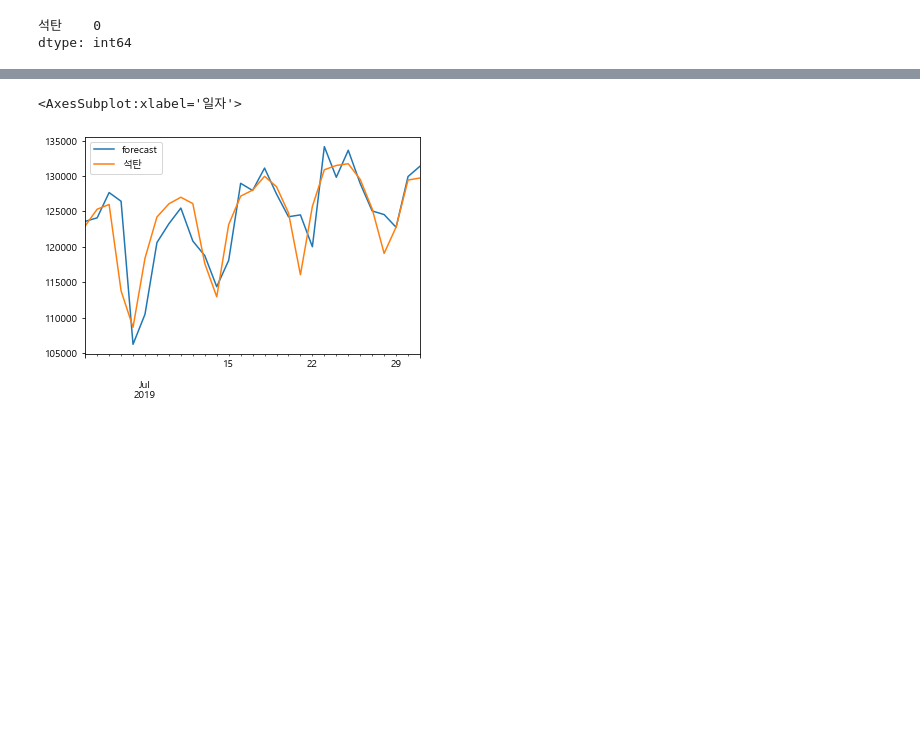
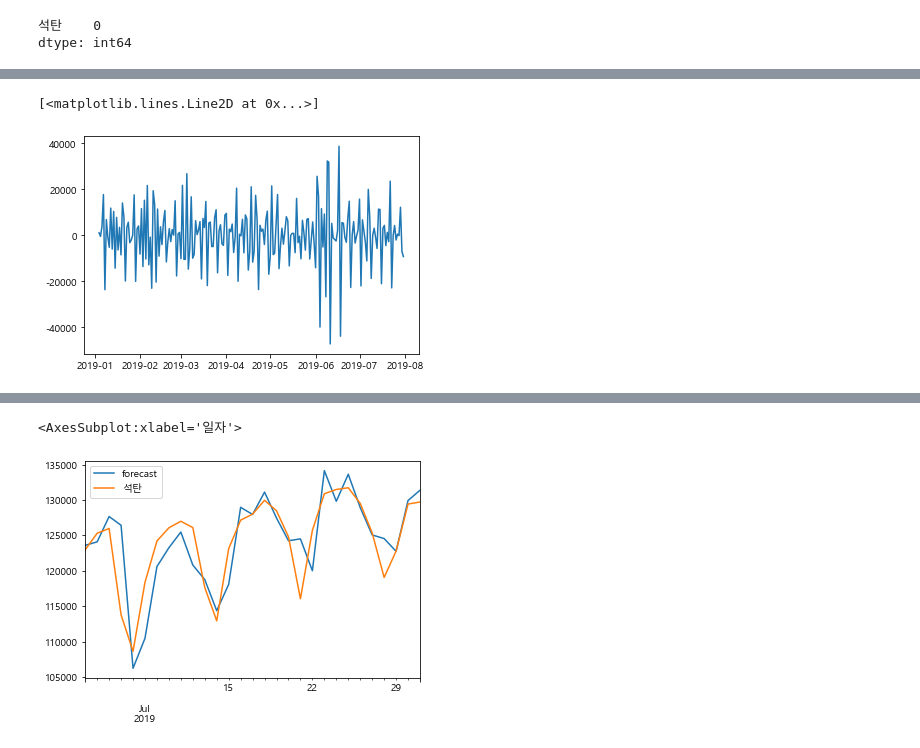
Before and after one commit to areum-choe/Machine_Learning, a Jupyter notebook: Time_Series_Analysis/발전량/practice.ipynb, the cells around one changed output, grey strips where cells are left out. Cells and saved outputs as stored; diff of their text form; code cells hidden in the pictures; blank space fills up the shorter version.

```diff
--- a/Time_Series_Analysis/발전량/practice.ipynb
+++ b/Time_Series_Analysis/발전량/practice.ipynb
@@ -49,0 +97,6 @@ dtype: int64
+# %%
+diff_3=diff_2.diff().dropna()
+plt.plot(diff_3)
+# %% [output]
+[<matplotlib.lines.Line2D at 0x...>]
+[figure, added]
```
Also changed, not shown: parts of 9 cells of this notebook, 3 other files.
